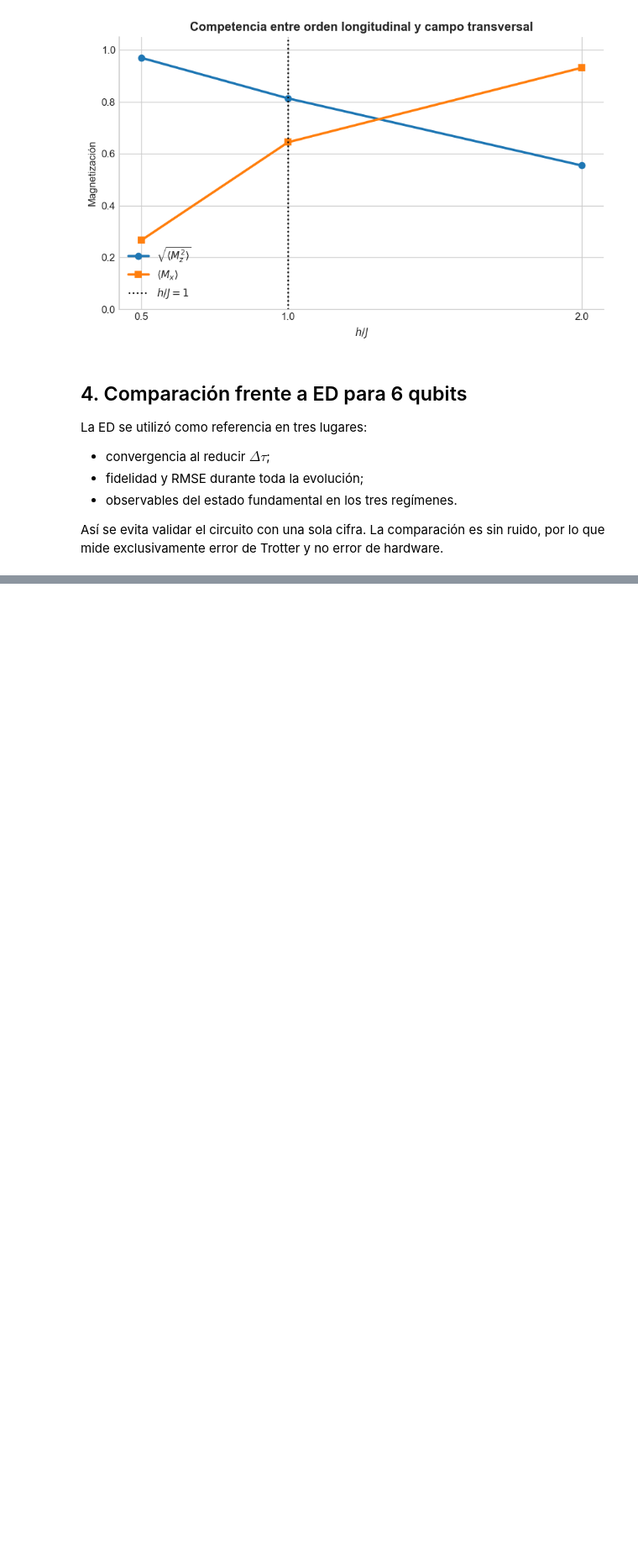
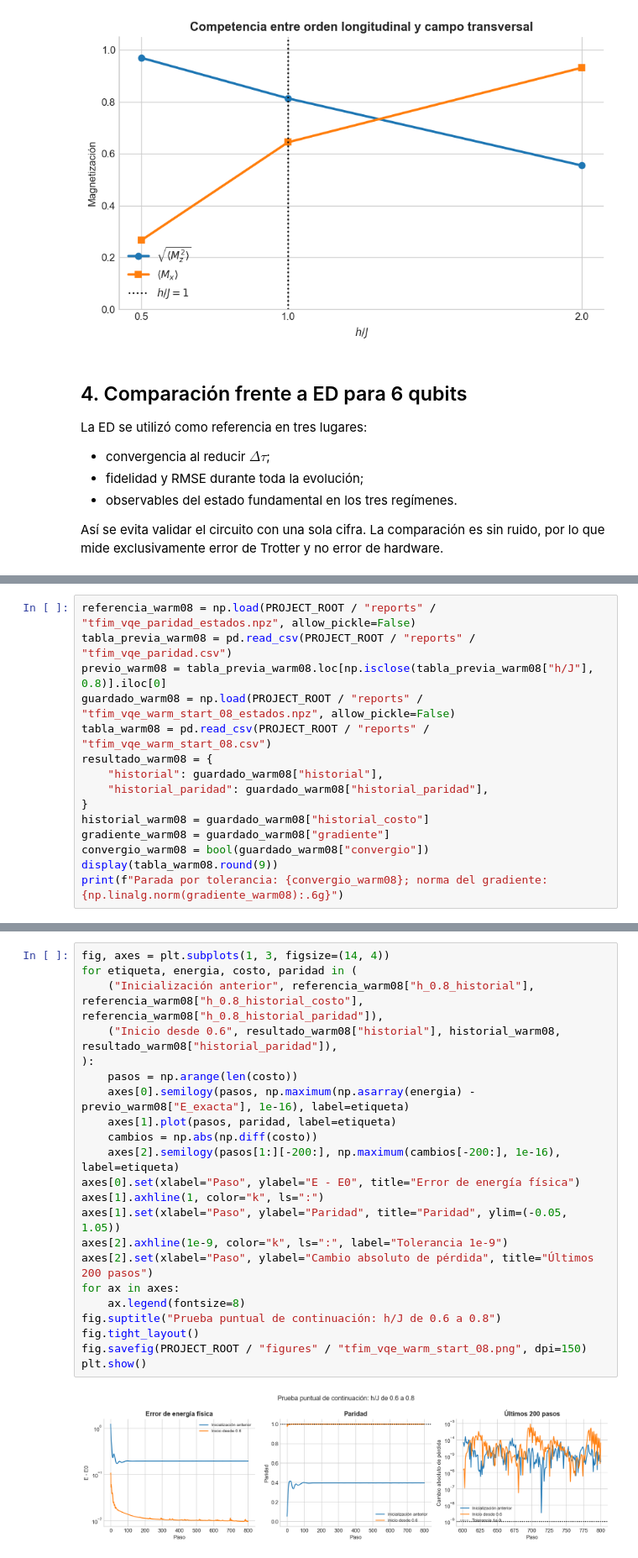
Before and after one commit to BenSanHer/Quetzal-Quantum, a Jupyter notebook: notebooks/01_tfim_trotter_ed_vqe.ipynb, the cells around one changed output, grey strips where cells are left out. Shown at 84% size. Saved outputs shown, nothing was run; the diff lists cells and outputs as text; blank space fills up the shorter version.

```diff
--- a/notebooks/01_tfim_trotter_ed_vqe.ipynb
+++ b/notebooks/01_tfim_trotter_ed_vqe.ipynb
@@ -606,0 +830,15 @@ for columna_vqe, columna_exacta, ylabel, titulo in graficas_vqe:
+# %%
+referencia_warm08 = np.load(PROJECT_ROOT / "reports" / "tfim_vqe_paridad_estados.npz", allow_pickle=False)
+tabla_previa_warm08 = pd.read_csv(PROJECT_ROOT / "reports" / "tfim_vqe_paridad.csv")
+previo_warm08 = tabla_previa_warm08.loc[np.isclose(tabla_previa_warm08["h/J"], 0.8)].iloc[0]
+guardado_warm08 = np.load(PROJECT_ROOT / "reports" / "tfim_vqe_warm_start_08_estados.npz", allow_pickle=False)
+tabla_warm08 = pd.read_csv(PROJECT_ROOT / "reports" / "tfim_vqe_warm_start_08.csv")
+resultado_warm08 = {
+    "historial": guardado_warm08["historial"],
+    "historial_paridad": guardado_warm08["historial_paridad"],
+}
+historial_warm08 = guardado_warm08["historial_costo"]
+gradiente_warm08 = guardado_warm08["gradiente"]
+convergio_warm08 = bool(guardado_warm08["convergio"])
+display(tabla_warm08.round(9))
+print(f"Parada por tolerancia: {convergio_warm08}; norma del gradiente: {np.linalg.norm(gradiente_warm08):.6g}")
@@ -606,0 +851,24 @@ for columna_vqe, columna_exacta, ylabel, titulo in graficas_vqe:
+# %%
+fig, axes = plt.subplots(1, 3, figsize=(14, 4))
+for etiqueta, energia, costo, paridad in (
+    ("Inicialización anterior", referencia_warm08["h_0.8_historial"], referencia_warm08["h_0.8_historial_costo"], referencia_warm08["h_0.8_historial_paridad"]),
+    ("Inicio desde 0.6", resultado_warm08["historial"], historial_warm08, resultado_warm08["historial_paridad"]),
+):
+    pasos = np.arange(len(costo))
+    axes[0].semilogy(pasos, np.maximum(np.asarray(energia) - previo_warm08["E_exacta"], 1e-16), label=etiqueta)
+    axes[1].plot(pasos, paridad, label=etiqueta)
+    cambios = np.abs(np.diff(costo))
+    axes[2].semilogy(pasos[1:][-200:], np.maximum(cambios[-200:], 1e-16), label=etiqueta)
+axes[0].set(xlabel="Paso", ylabel="E - E0", title="Error de energía física")
+axes[1].axhline(1, color="k", ls=":")
+axes[1].set(xlabel="Paso", ylabel="Paridad", title="Paridad", ylim=(-0.05, 1.05))
+axes[2].axhline(1e-9, color="k", ls=":", label="Tolerancia 1e-9")
+axes[2].set(xlabel="Paso", ylabel="Cambio absoluto de pérdida", title="Últimos 200 pasos")
+for ax in axes:
+    ax.legend(fontsize=8)
+fig.suptitle("Prueba puntual de continuación: h/J de 0.6 a 0.8")
+fig.tight_layout()
+fig.savefig(PROJECT_ROOT / "figures" / "tfim_vqe_warm_start_08.png", dpi=150)
+plt.show()
+# %% [output]
+[figure, added]
```
Also changed, not shown: parts of 24 cells of this notebook, 28 other files.
